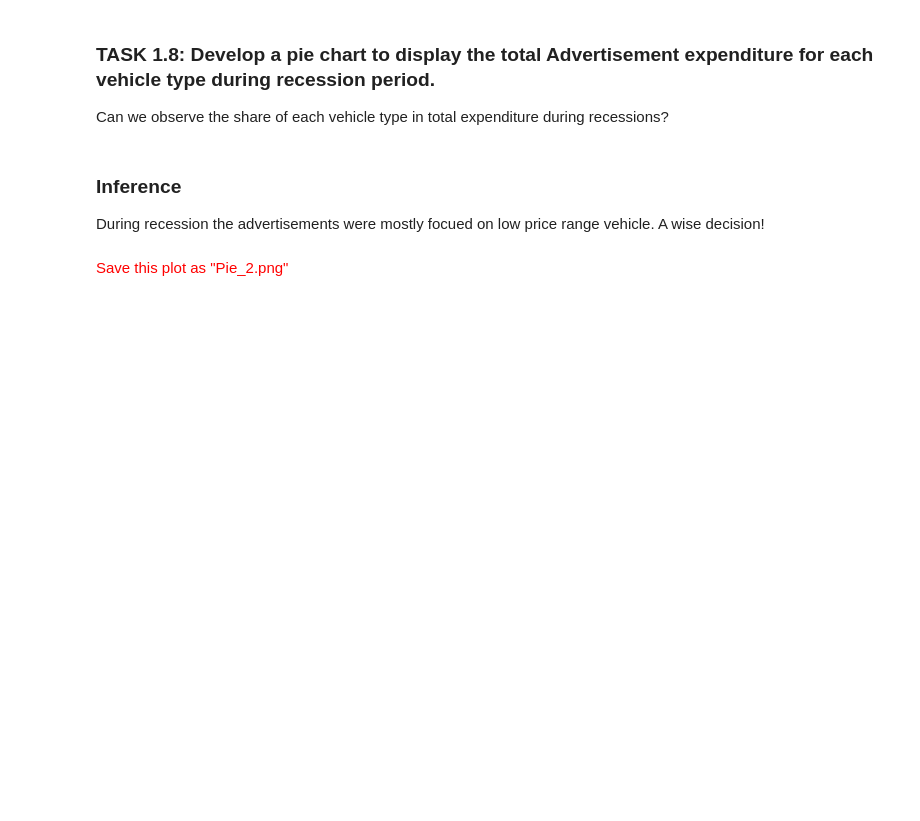
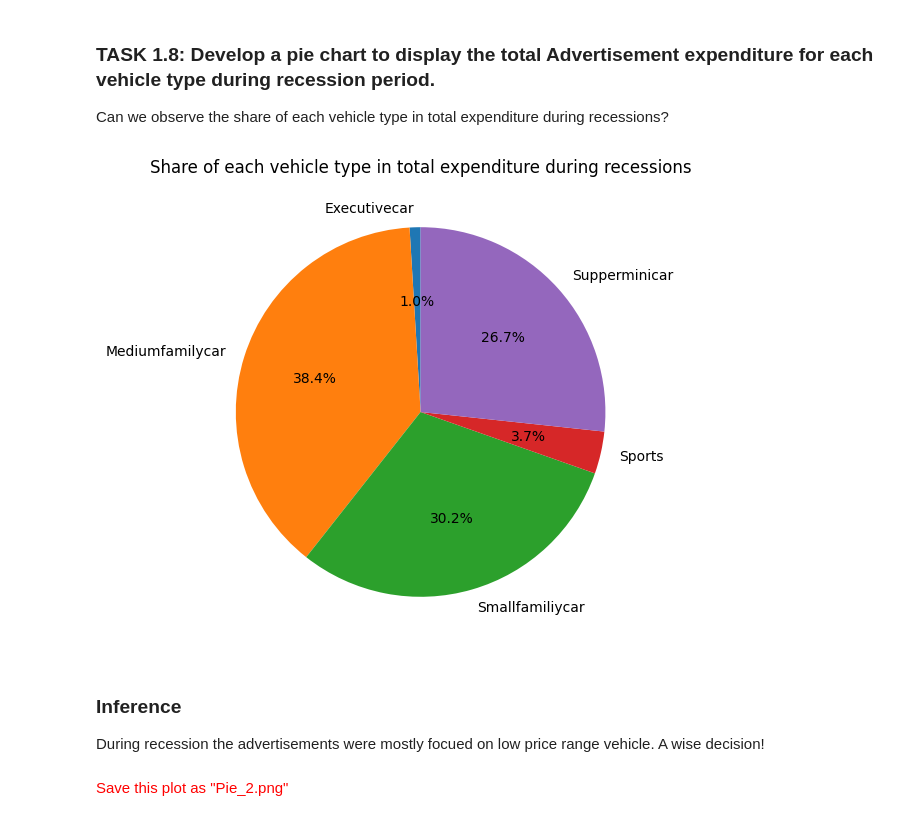
Before and after one commit to jwiggi18/notes, a Jupyter notebook: data_sci/data_viz/final_assignment/Final_project1.ipynb, the cells around one changed output. Saved outputs shown, nothing was run; the diff lists cells and outputs as text; code cells hidden in the pictures; blank space fills up the shorter version.

```diff
--- a/data_sci/data_viz/final_assignment/Final_project1.ipynb
+++ b/data_sci/data_viz/final_assignment/Final_project1.ipynb
@@ -306,22 +312,24 @@ Save this plot as "Pie_1.png"</span><br>
 ### TASK 1.8: Develop a pie chart to display the total Advertisement expenditure for each vehicle type during recession period.<br>
 Can we observe the share of each vehicle type in total expenditure during recessions?
 # %%
-    # Filter the data
-    Rdata = df[df['Recession'] == 1]
+# Filter the data
+rec_data = df[df['Recession'] == 1]
 
-    # Calculate the sales volume by vehicle type during recessions
-    VTexpenditure = Rdata.groupby('..........')['.............'].sum()
+# Calculate expenditure by vehicle
+type_expenditure = rec_data.groupby('Vehicle_Type')['Advertising_Expenditure'].sum()
 
-    # Create a pie chart for the share of each vehicle type in total expenditure during recessions
-    plt.figure(figsize=(..., ...))
+# Pie chart plot
+plt.figure(figsize=(8, 6))
 
-    labels = VTexpenditure.index
-    sizes = VTexpenditure.values
-    plt.pie(sizes, labels=labels, autopct='%1.1f%%', startangle=90)
+labels = type_expenditure.index
+sizes = type_expenditure.values
+plt.pie(sizes, labels=labels, autopct='%1.1f%%', startangle=90)
 
-    plt.title('....................')
+plt.title('Share of each vehicle type in total expenditure during recessions')
 
-    plt.show()
+plt.show()
+# %% [output]
+[figure, added]
 # %% [markdown]
 ### Inference
 During recession the advertisements were mostly focued on low price range vehicle. A wise decision!<br><br>
```
Also changed, not shown: parts of 4 cells of this notebook, 4 other files.
